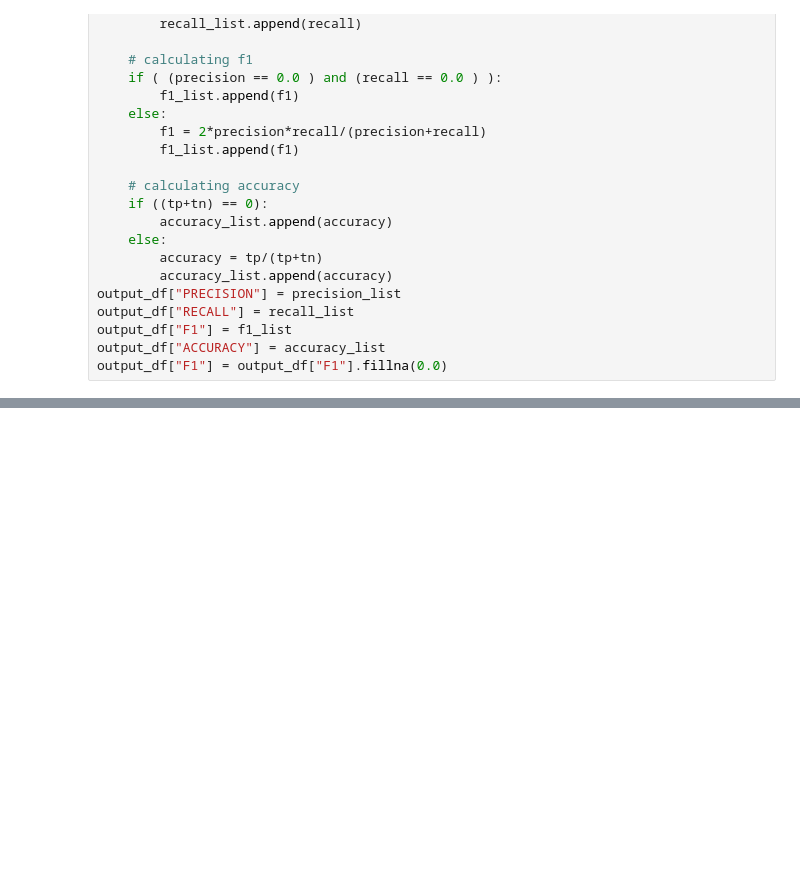
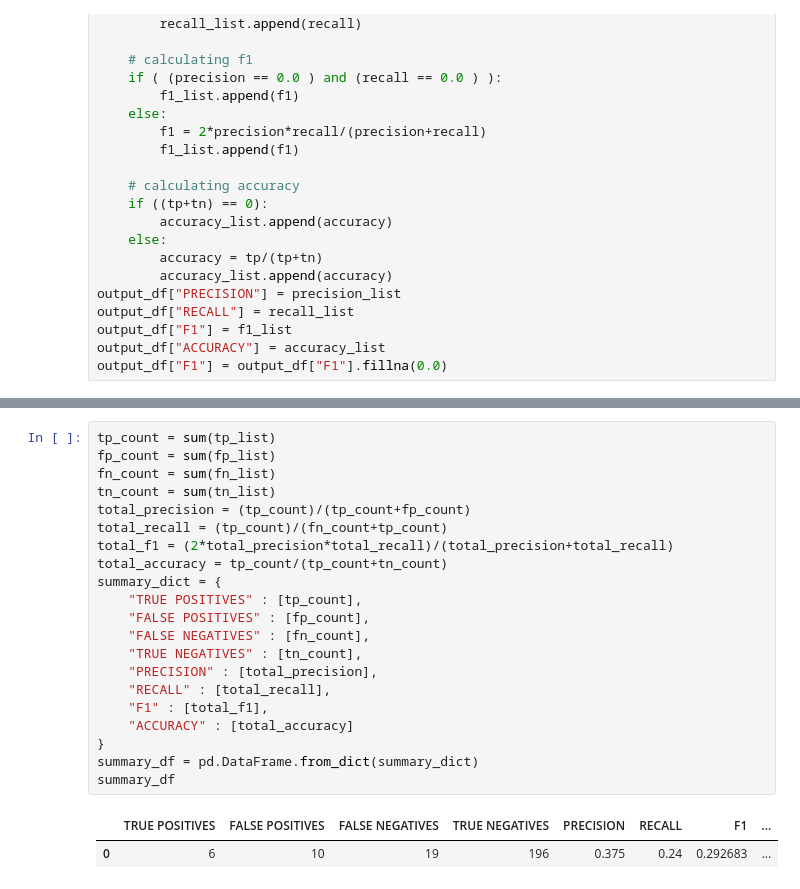
Before and after one commit to UCSD-E4E/passive-acoustic-biodiversity, a Jupyter notebook: BirdNET-lite/BirdNET-lite_day-level_analysis_reworked.ipynb, the cells around one changed output, grey strips where cells are left out. Cells and saved outputs as stored; diff of their text form; blank space fills up the shorter version.

```diff
--- a/BirdNET-lite/BirdNET-lite_day-level_analysis_reworked.ipynb
+++ b/BirdNET-lite/BirdNET-lite_day-level_analysis_reworked.ipynb
@@ -189,0 +190,24 @@ output_df
+# %%
+tp_count = sum(tp_list)
+fp_count = sum(fp_list)
+fn_count = sum(fn_list)
+tn_count = sum(tn_list)
+total_precision = (tp_count)/(tp_count+fp_count)
+total_recall = (tp_count)/(fn_count+tp_count)
+total_f1 = (2*total_precision*total_recall)/(total_precision+total_recall)
+total_accuracy = tp_count/(tp_count+tn_count)
+summary_dict = {
+    "TRUE POSITIVES" : [tp_count],
+    "FALSE POSITIVES" : [fp_count],
+    "FALSE NEGATIVES" : [fn_count],
+    "TRUE NEGATIVES" : [tn_count],
+    "PRECISION" : [total_precision],
+    "RECALL" : [total_recall],
+    "F1" : [total_f1],
+    "ACCURACY" : [total_accuracy]
+}
+summary_df = pd.DataFrame.from_dict(summary_dict)
+summary_df
+# %% [output]
+|  | TRUE POSITIVES | FALSE POSITIVES | FALSE NEGATIVES | TRUE NEGATIVES | PRECISION | RECALL | F1 | ... |
+| 0 | 6 | 10 | 19 | 196 | 0.375 | 0.24 | 0.292683 | ... |
```
Also changed, not shown: parts of 3 cells of this notebook.
